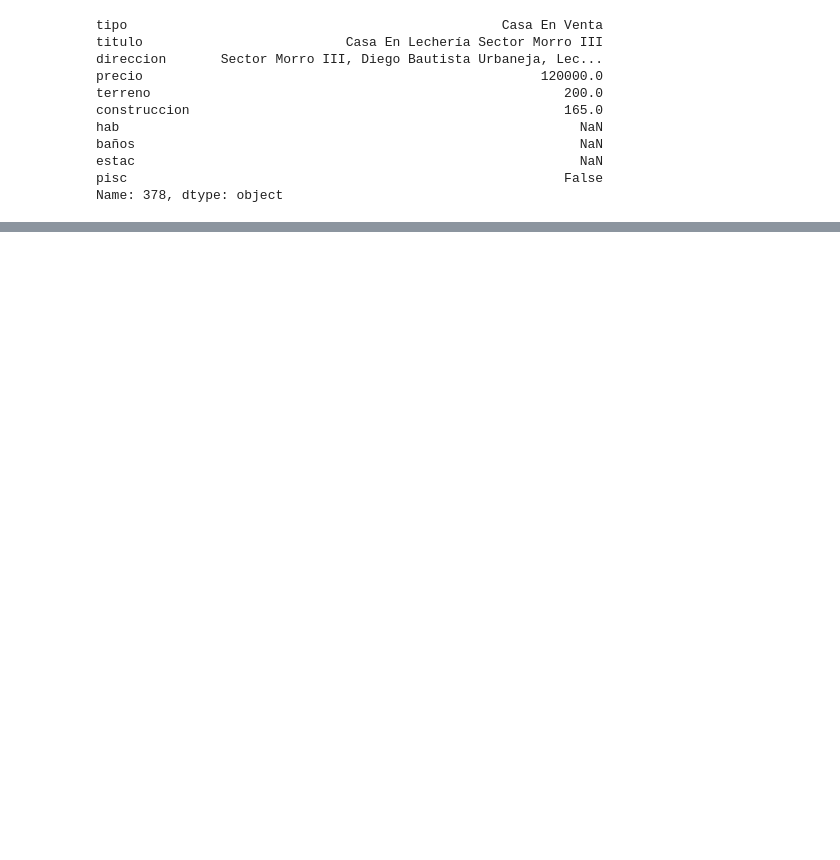
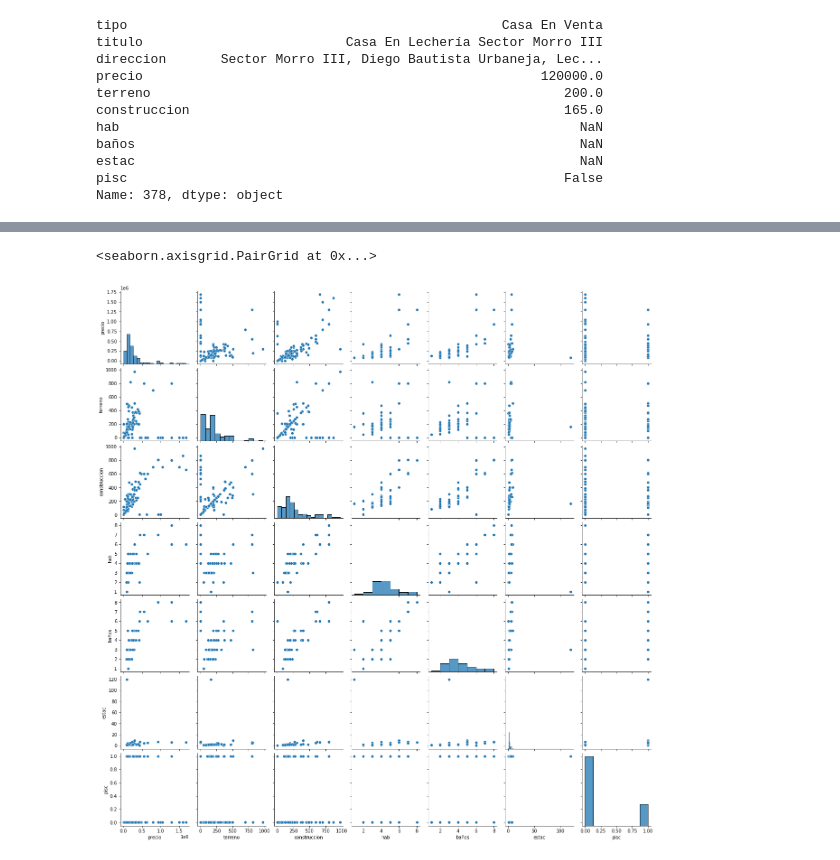
Before and after one commit to araod14/century_eda_model, a Jupyter notebook: EDA.ipynb, the cells around one changed output, grey strips where cells are left out. Cells and saved outputs as stored; diff of their text form; code cells hidden in the pictures; blank space fills up the shorter version.

```diff
--- a/EDA.ipynb
+++ b/EDA.ipynb
@@ -118,0 +212,5 @@ Name: 378, dtype: object
+# %%
+sns.pairplot(df)
+# %% [output]
+<seaborn.axisgrid.PairGrid at 0x...>
+[figure, added]
```
Also changed, not shown: parts of 20 cells of this notebook, 1 other file.
